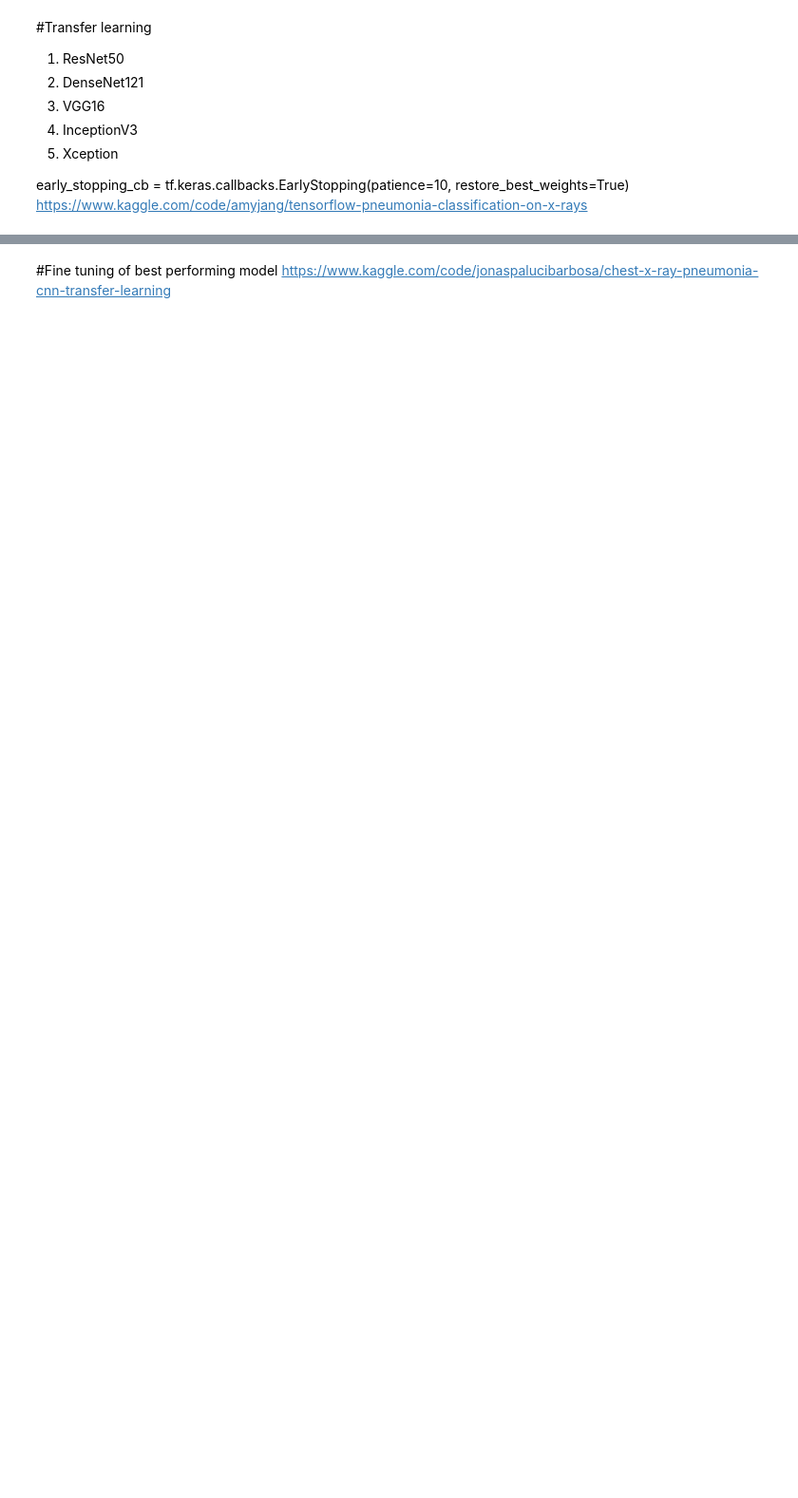
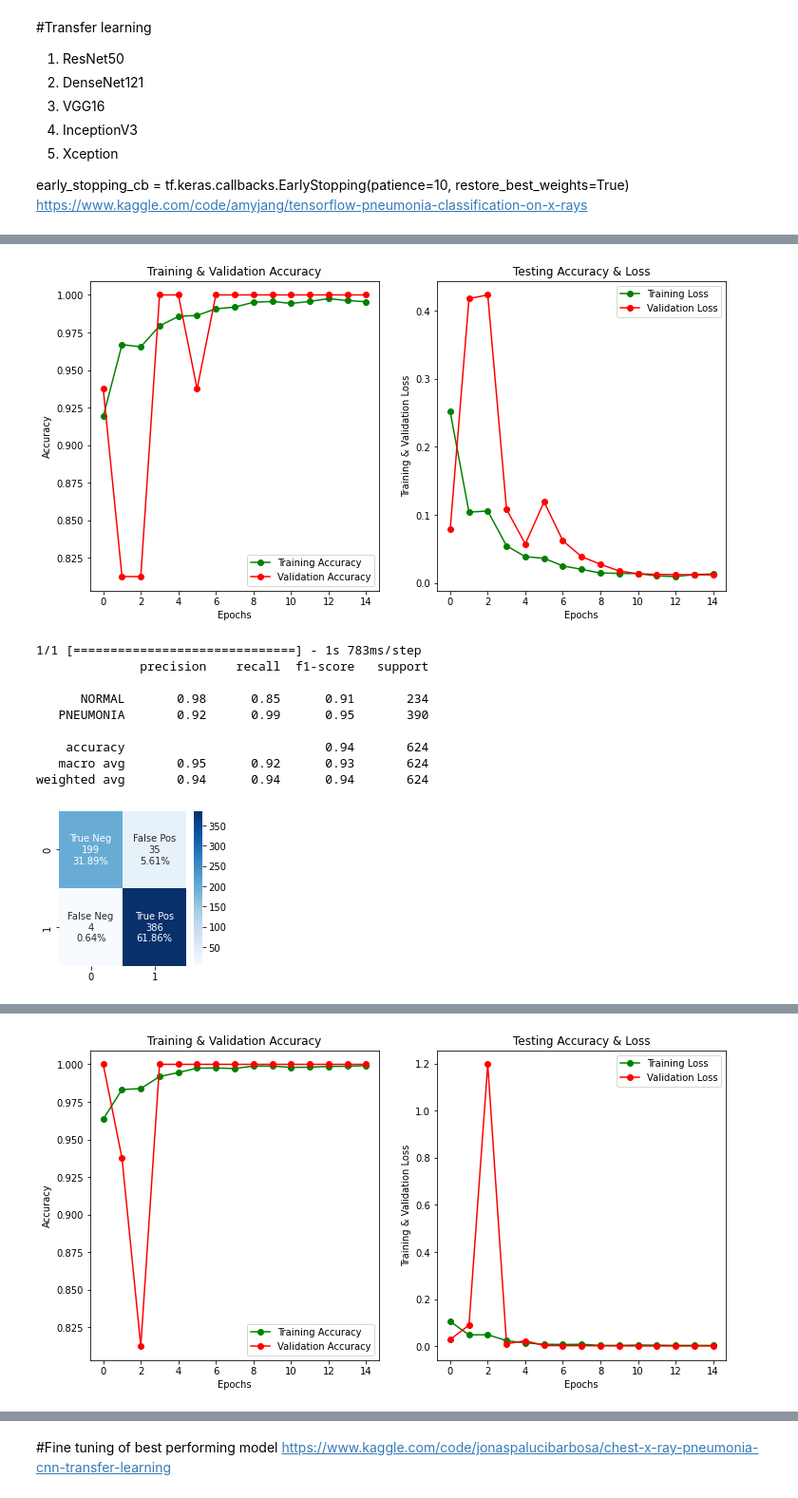
Before and after one commit to katehee/pneumonia-detection-in-X-ray-images, a Jupyter notebook: pneumonia.ipynb, the cells around one changed output, grey strips where cells are left out. Shown at 95% size. Drawn from its saved outputs; the diff is of its cells as text; code cells hidden in the pictures; blank space fills up the shorter version.

```diff
--- a/pneumonia.ipynb
+++ b/pneumonia.ipynb
@@ -834,0 +809,4 @@ xception = xception_models[best_acc_index] #designate model with best acc to rep
+# %%
+xception = Xception(input_shape=(img_size,img_size,3), include_top=False, weights='imagenet', pooling='max')
+run_pretrained(xception, train_generators)
+# %% [output]
@@ -834,0 +817,11 @@ xception = xception_models[best_acc_index] #designate model with best acc to rep
+[figure, added]
+1/1 [==============================] - 1s 783ms/step
+              precision    recall  f1-score   support
+
+      NORMAL       0.98      0.85      0.91       234
+   PNEUMONIA       0.92      0.99      0.95       390
+
+    accuracy                           0.94       624
+   macro avg       0.95      0.92      0.93       624
+weighted avg       0.94      0.94      0.94       624
+[figure, added]
@@ -834,0 +829 @@ xception = xception_models[best_acc_index] #designate model with best acc to rep
+[figure, added]
```
Also changed, not shown: parts of 39 cells of this notebook.
